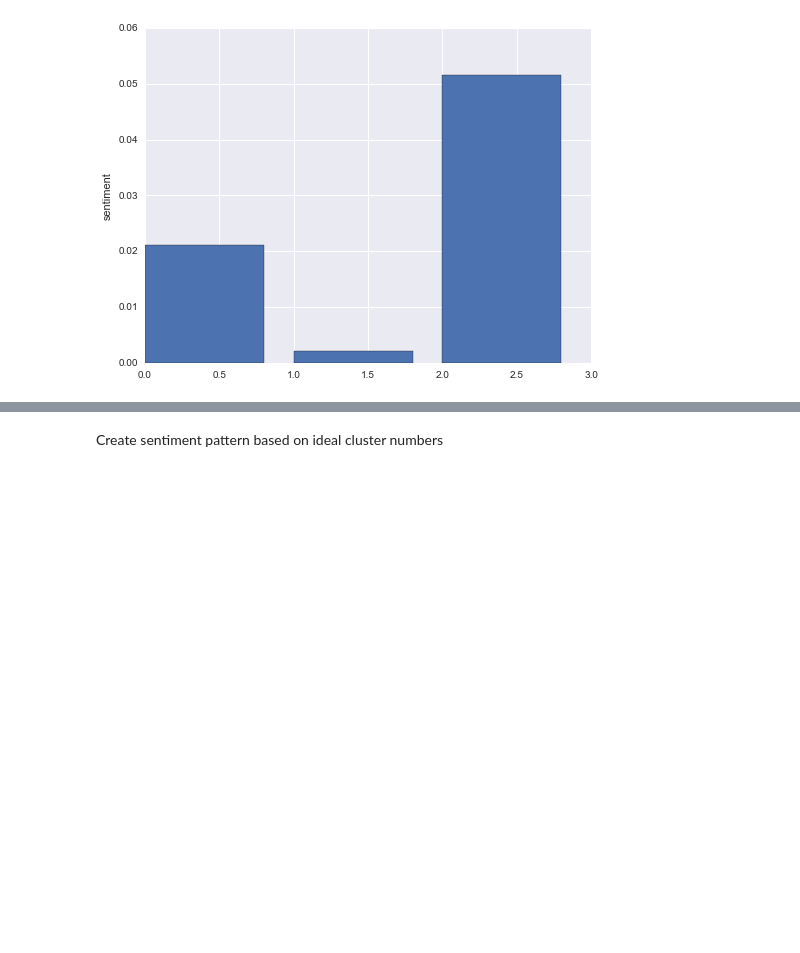
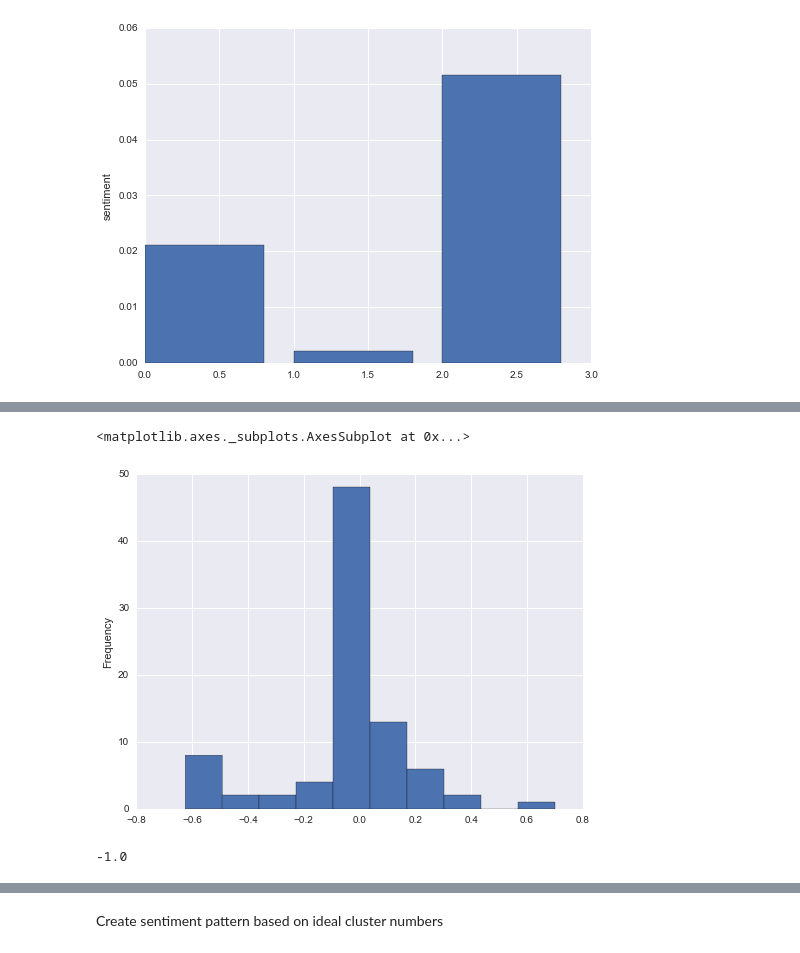
Before and after one commit to ravenruckus/novel_processing, a Jupyter notebook: novel_processing/alice_wonderland.ipynb, the cells around one changed output, grey strips where cells are left out. Cells and saved outputs as stored; diff of their text form; code cells hidden in the pictures; blank space fills up the shorter version.

```diff
--- a/novel_processing/alice_wonderland.ipynb
+++ b/novel_processing/alice_wonderland.ipynb
@@ -556,0 +613,9 @@ plt.show()
+# %%
+df_novel['sentiment'][655:741].plot(kind='hist')
+# %% [output]
+<matplotlib.axes._subplots.AxesSubplot at 0x...>
+[figure, added]
+# %%
+df_novel['sentiment'].min()
+# %% [output]
+-1.0
```
Also changed, not shown: parts of 10 cells of this notebook, 18 other files.
